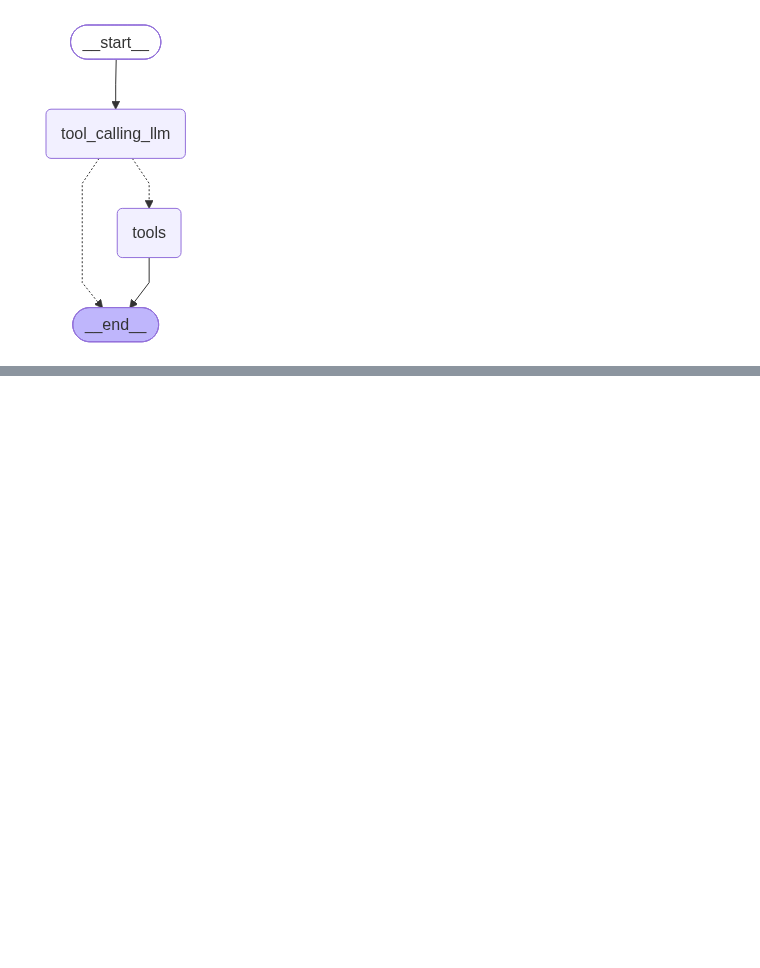
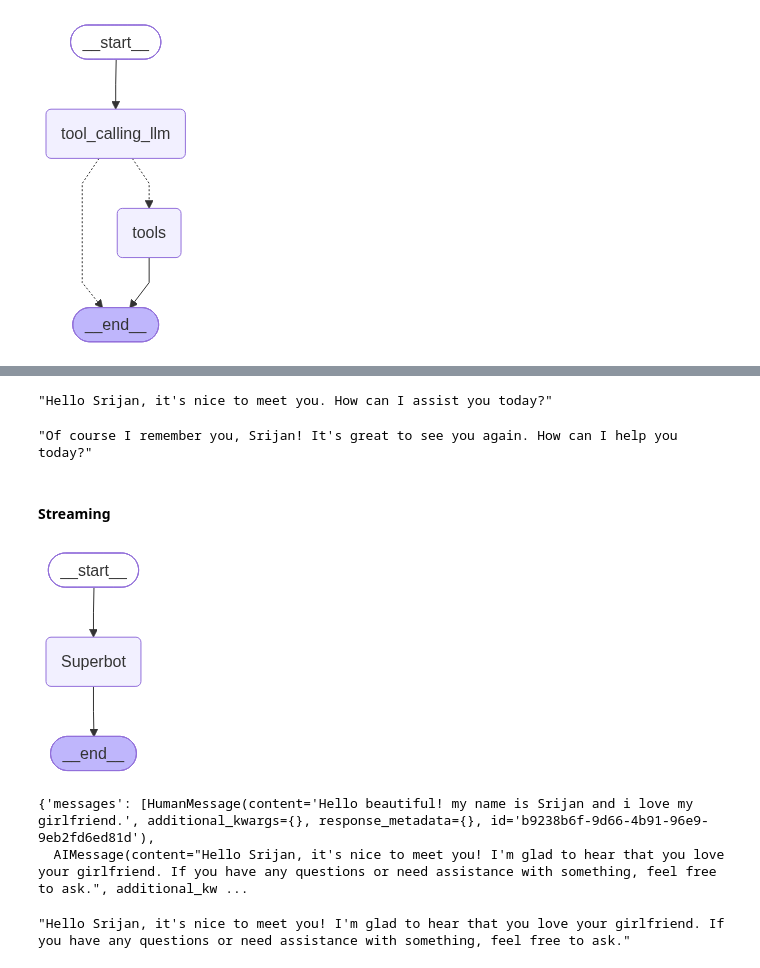
Before and after one commit to JellyFishJuggler/langchain-daily, a Jupyter notebook: 02_langgraph/01.ipynb, the cells around one changed output, grey strips where cells are left out. Drawn from its saved outputs; the diff is of its cells as text; code cells hidden in the pictures; blank space fills up the shorter version.

```diff
--- a/02_langgraph/01.ipynb
+++ b/02_langgraph/01.ipynb
@@ -153,0 +278,30 @@ response = graph.invoke({"messages":"Who is ryan reynolds"})
+# %%
+response['messages'][-1].content
+# %% [output]
+"Hello Srijan, it's nice to meet you. How can I assist you today?"
+# %%
+new_response = graph.invoke({"messages":"Remember me?"}, config=config)
+new_response["messages"][-1].content
+# %% [output]
+"Of course I remember you, Srijan! It's great to see you again. How can I help you today?"
+# %% [markdown]
+#### Streaming
+# %%
+from langgraph.checkpoint.memory import MemorySaver
+mmy = MemorySaver()
+# %%
+def superbot(state:State):
+    return {"messages":[llm_with_tools.invoke(state['messages'])]}
+# %%
+from IPython.display import Image, display
+
+graph = StateGraph(State)
+graph.add_node("Superbot",superbot)
+graph.add_edge(START,"Superbot")
+graph.add_edge("Superbot",END)
+graph_builder = graph.compile(checkpointer=mmy)
+
+
+display(Image(graph_builder.get_graph().draw_mermaid_png()))
+# %% [output]
+[figure, added]
@@ -153,0 +311,9 @@ response = graph.invoke({"messages":"Who is ryan reynolds"})
+# %%
+response_2
+# %% [output]
+{'messages': [HumanMessage(content='Hello beautiful! my name is Srijan and i love my girlfriend.', additional_kwargs={}, response_metadata={}, id='b9238b6f-9d66-4b91-96e9-9eb2fd6ed81d'),
+  AIMessage(content="Hello Srijan, it's nice to meet you! I'm glad to hear that you love your girlfriend. If you have any questions or need assistance with something, feel free to ask.", additional_kw ...
+# %%
+response_2['messages'][-1].content
+# %% [output]
+"Hello Srijan, it's nice to meet you! I'm glad to hear that you love your girlfriend. If you have any questions or need assistance with something, feel free to ask."
```
Also changed, not shown: parts of 23 cells of this notebook, 2 other files.
